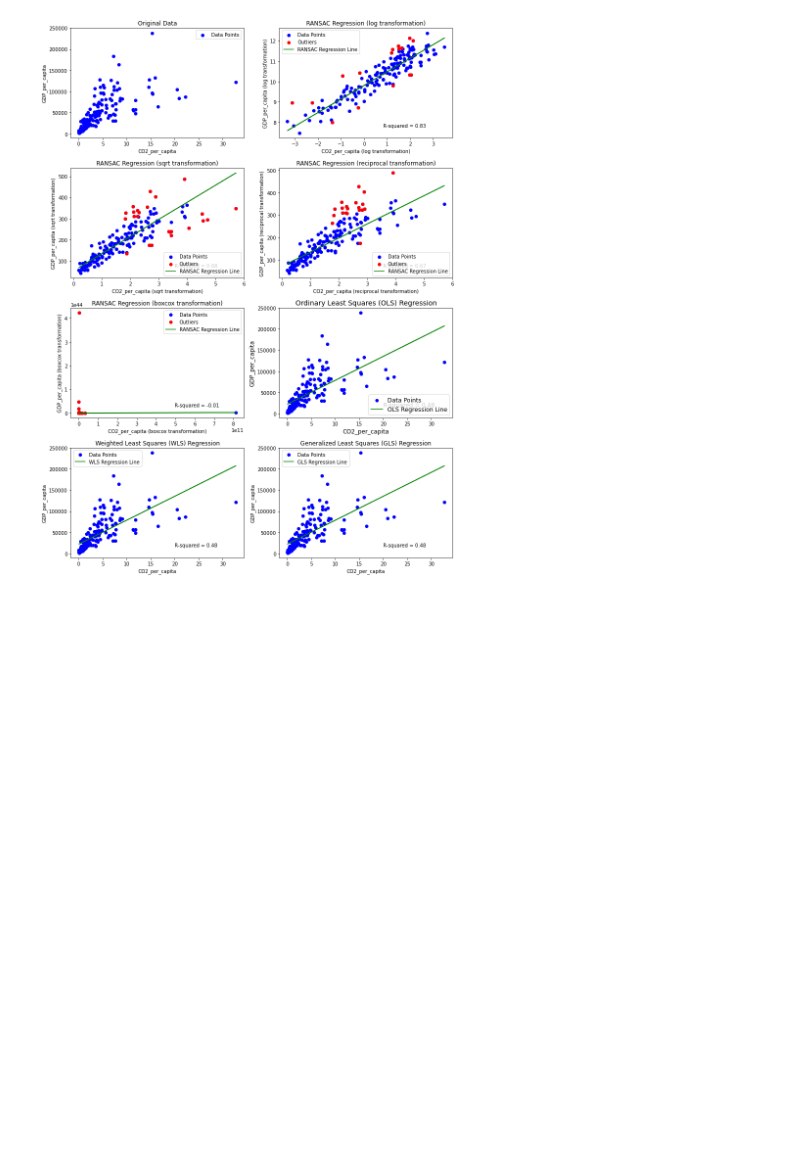
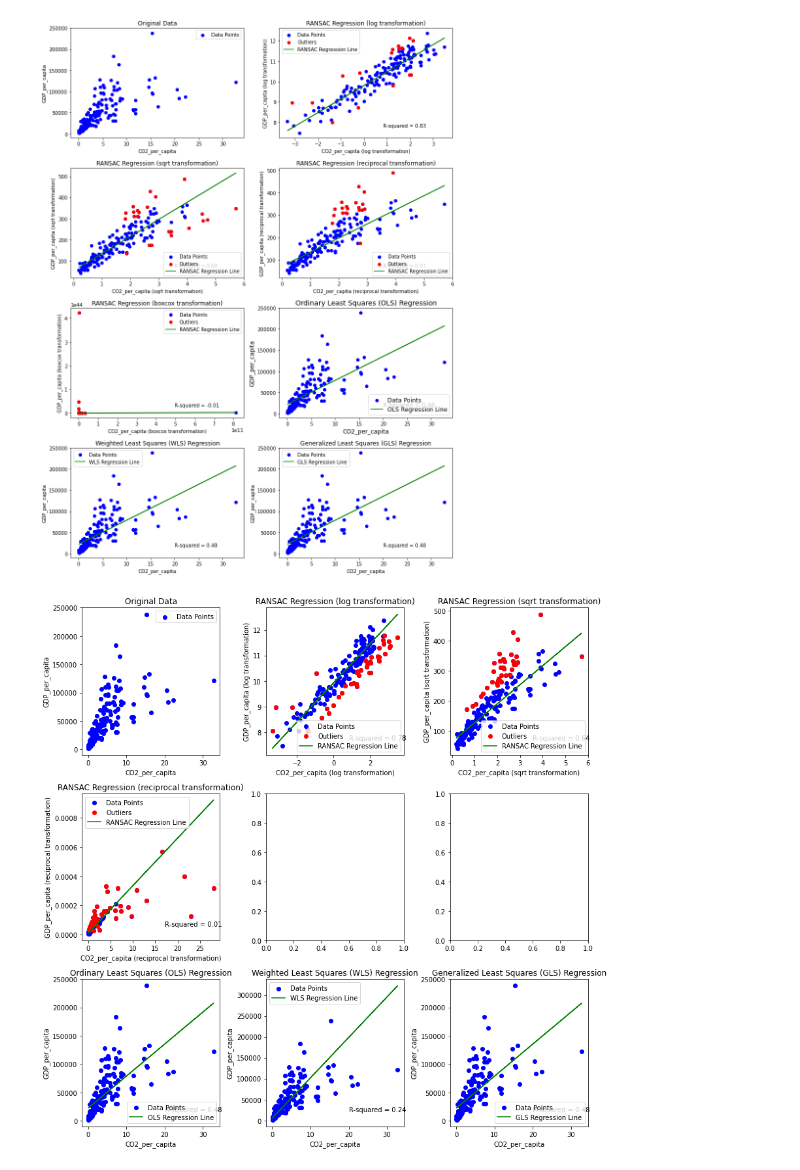
Before and after one commit to StefanRaychev/To-be-rich-or-to-be-green, a Jupyter notebook: rich or green.ipynb, the cells around one changed output. Saved outputs shown, nothing was run; the diff lists cells and outputs as text; code cells hidden in the pictures; blank space fills up the shorter version.

```diff
--- a/rich or green.ipynb
+++ b/rich or green.ipynb
@@ -310,0 +425,4 @@ plot_ransac_regression9(df_original, "CO2_per_capita",	"GDP_per_capita")
+# %%
+plot_ransac_regression10(df_original, "CO2_per_capita",	"GDP_per_capita")
+# %% [output]
+[figure, added]
```
Also changed, not shown: parts of 1 cell of this notebook.
